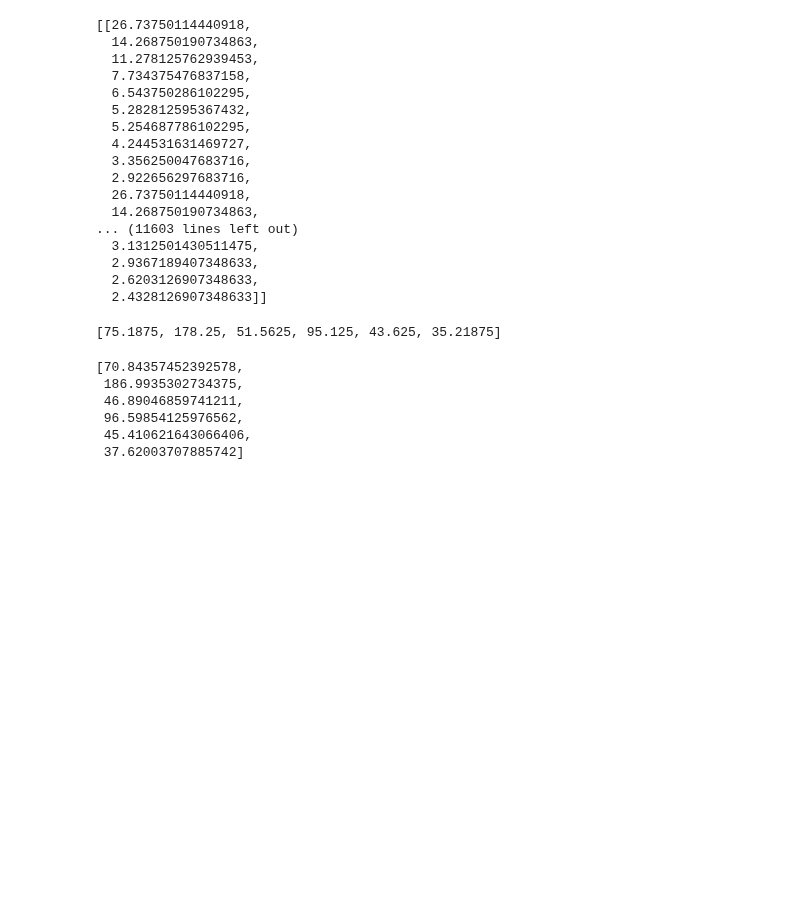
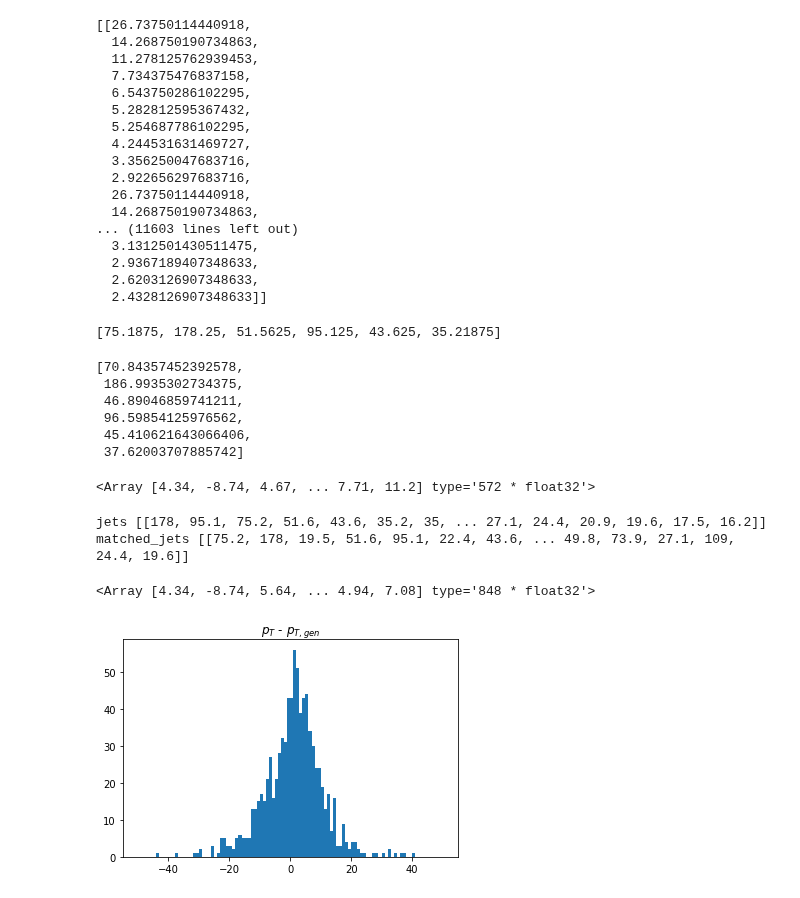
Before and after one commit to PocketCoffea/PocketCoffea, a Jupyter notebook: notebooks/jer.ipynb, the cells around one changed output. Cells and saved outputs as stored; diff of their text form; code cells hidden in the pictures; blank space fills up the shorter version.

```diff
--- a/notebooks/jer.ipynb
+++ b/notebooks/jer.ipynb
@@ -30,16 +31,17 @@ def metric_pt(obj, obj2):
 
 def object_matching(obj, obj2, dr_min, pt_min=None):
     # Compute deltaR(quark, jet) and save the nearest jet (deltaR matching)
-    deltaR  = ak.flatten(obj.metric_table(obj2), axis=2)
-    # keeping only the pairs with a deltaR min
+    deltaR = ak.flatten(obj.metric_table(obj2), axis=2)
+    # Keeping only the pairs with a deltaR min
     maskDR = deltaR < dr_min
     if pt_min is not None:
         deltaPt_table = obj.metric_table(obj2, metric=metric_pt)
-        if not type(pt_min) is int:
+        # Check if the pt cut is an iterable or a scalar
+        if isinstance(pt_min, Iterable):
+            # Broadcast and flatten pt_min array in order to match the shape of the metric_table()
             pt_min_broadcast, deltaPt_table_broadcast  = ak.broadcast_arrays(pt_min[:,np.newaxis], deltaPt_table)
             pt_min  = ak.flatten(pt_min_broadcast, axis=2)
         deltaPt = ak.flatten(deltaPt_table, axis=2)
-
         maskPt = deltaPt < pt_min
         maskDR = maskDR & maskPt
     deltaRcut = deltaR[maskDR]
@@ -262,3 +264,46 @@ matched_genjets.pt[0].tolist()
  96.59854125976562,
  45.410621643066406,
  37.62003707885742]
+# %%
+deltaPt = ak.flatten(matched_jets.pt - matched_genjets.pt)
+deltaPt
+# %% [output]
+<Array [4.34, -8.74, 4.67, ... 7.71, 11.2] type='572 * float32'>
+# %%
+jsonfile = '/cvmfs/cms.cern.ch/rsync/cms-nanoAOD/jsonpog-integration/POG/JME/2017_UL/jet_jerc.json.gz'
+JECfile = correctionlib.CorrectionSet.from_file(jsonfile)
+corrected_jets = events.Jet
+corrected_jets['rho'] = ak.broadcast_arrays(events.fixedGridRhoFastjetAll, events.Jet.pt)[0]
+
+JERversion = "Summer19UL17_JRV2_MC"
+typeJet    = "AK4PFchs"
+sf  = JECfile[f'{JERversion}_ScaleFactor_{typeJet}']
+res = JECfile[f'{JERversion}_PtResolution_{typeJet}']
+genjets = events['GenJet']
+j, nj   = ak.flatten(corrected_jets), ak.num(corrected_jets)
+gj, ngj = ak.flatten(genjets), ak.num(genjets)
+flatScaleFactor  = sf.evaluate(j['eta'].to_numpy(), 'nom')
+flatPtResolution = res.evaluate(j['eta'].to_numpy(), j['pt'].to_numpy(), j['rho'].to_numpy())
+scaleFactor  = ak.unflatten(flatScaleFactor, nj)
+ptResolution = ak.unflatten(flatPtResolution, nj)
+# Match jets with gen-level jets, with DeltaR and DeltaPt requirements
+dr_min = {'AK4PFchs' : 0.2, 'AK8PFPuppi' : 0.4}[typeJet]  # Match jets within a cone with half the jet radius
+pt_min = 3 * ptResolution * corrected_jets['pt']          # Match jets whose pt does not differ more than 3 sigmas from the gen-level pt
+matched_genjets, matched_jets, deltaR_matched = object_matching(genjets, corrected_jets, dr_min, pt_min)
+#corrFactor = 1 + (scaleFactor - 1) * (matched_jets['pt'] - matched_genjets['pt']) / matched_jets['pt']
+#print("matched_genjets", matched_genjets.pt)
+print("jets", corrected_jets.pt)
+print("matched_jets", matched_jets.pt)
+# %% [output]
+jets [[178, 95.1, 75.2, 51.6, 43.6, 35.2, 35, ... 27.1, 24.4, 20.9, 19.6, 17.5, 16.2]]
+matched_jets [[75.2, 178, 19.5, 51.6, 95.1, 22.4, 43.6, ... 49.8, 73.9, 27.1, 109, 24.4, 19.6]]
+# %%
+deltaPt = ak.flatten(matched_jets.pt - matched_genjets.pt)
+deltaPt
+# %% [output]
+<Array [4.34, -8.74, 5.64, ... 4.94, 7.08] type='848 * float32'>
+# %%
+plt.hist(deltaPt, bins=np.linspace(-50, 50, 101))
+plt.title("$p_T$ - $p_{T,gen}$");
+# %% [output]
+[figure, added]
```
Also changed, not shown: parts of 22 cells of this notebook.
